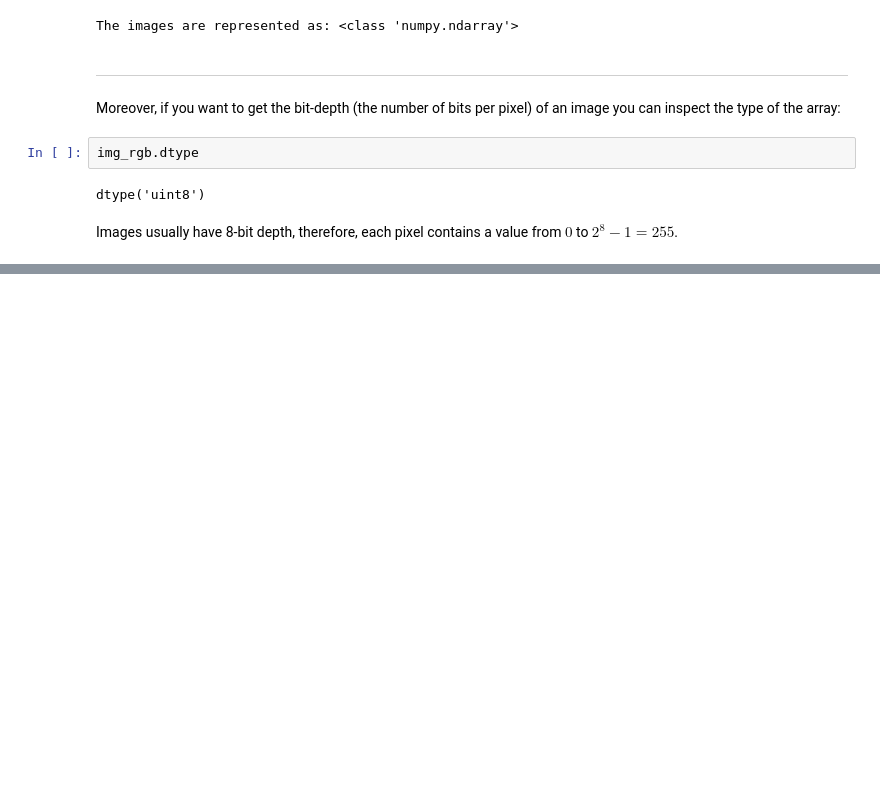
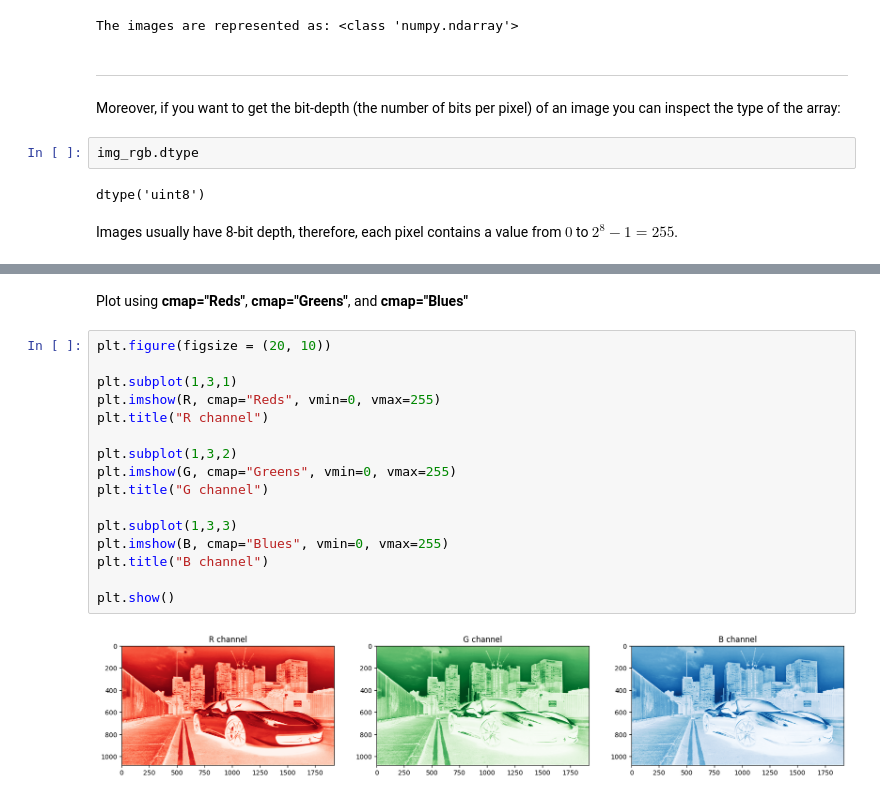
Before and after one commit to LorenzoSansone/Computer-Vision-and-Image-Processing-fundamentals, a Jupyter notebook: 00-analyze-image/Intro_images.ipynb, the cells around one changed output, grey strips where cells are left out. Drawn from its saved outputs; the diff is of its cells as text; blank space fills up the shorter version.

```diff
--- a/00-analyze-image/Intro_images.ipynb
+++ b/00-analyze-image/Intro_images.ipynb
@@ -154,0 +232,20 @@ Images usually have 8-bit depth, therefore, each pixel contains a value from $0$
+# %% [markdown]
+Plot using **cmap="Reds"**, **cmap="Greens"**, and **cmap="Blues"**
+# %%
+plt.figure(figsize = (20, 10))
+
+plt.subplot(1,3,1)
+plt.imshow(R, cmap="Reds", vmin=0, vmax=255)
+plt.title("R channel")
+
+plt.subplot(1,3,2)
+plt.imshow(G, cmap="Greens", vmin=0, vmax=255)
+plt.title("G channel")
+
+plt.subplot(1,3,3)
+plt.imshow(B, cmap="Blues", vmin=0, vmax=255)
+plt.title("B channel")
+
+plt.show()
+# %% [output]
+[figure, added]
```
Also changed, not shown: parts of 16 cells of this notebook.
